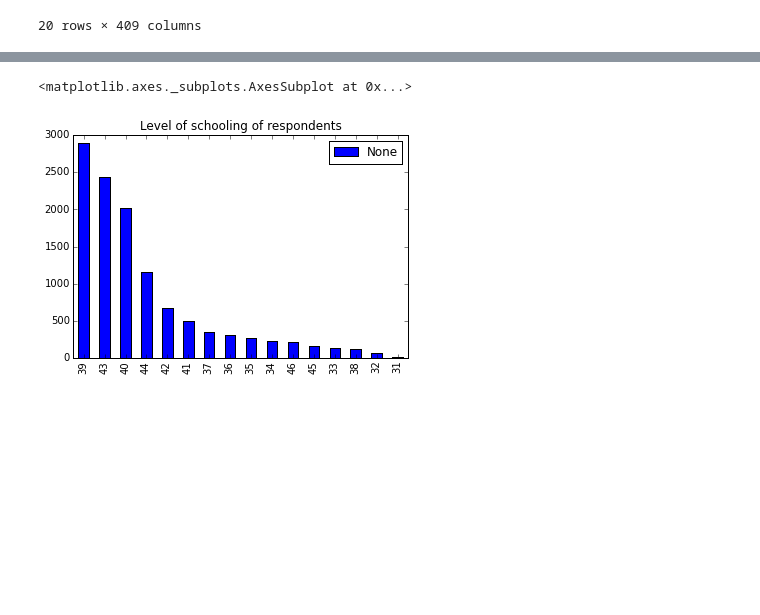
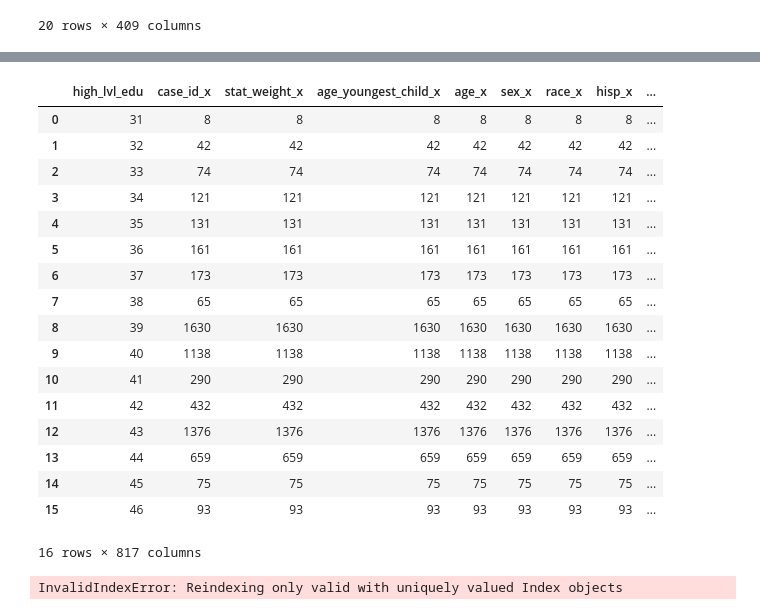
Before and after one commit to nckathleen/ATUS-Analysis, a Jupyter notebook: ATUS-Anaylsis.ipynb, the cells around one changed output, grey strips where cells are left out. Saved outputs shown, nothing was run; the diff lists cells and outputs as text; code cells hidden in the pictures; blank space fills up the shorter version.

Commit message:
Close to merged data for sex, high_lvl_edu.

```diff
--- a/ATUS-Anaylsis.ipynb
+++ b/ATUS-Anaylsis.ipynb
@@ -50,33 +58,64 @@ summary.high_lvl_edu[39:46].count()
+# %%
+female=summary[summary.sex==1].groupby('high_lvl_edu').count().reset_index()
+male=summary[summary.sex==2].groupby('high_lvl_edu').count().reset_index()
+male
+
+pd.merge(male, female, on='high_lvl_edu', how='inner')
+# %% [output]
+|  | high_lvl_edu | case_id_x | stat_weight_x | age_youngest_child_x | age_x | sex_x | race_x | hisp_x | ... |
+| 0 | 31 | 8 | 8 | 8 | 8 | 8 | 8 | 8 | ... |
+| 1 | 32 | 42 | 42 | 42 | 42 | 42 | 42 | 42 | ... |
+| 2 | 33 | 74 | 74 | 74 | 74 | 74 | 74 | 74 | ... |
+| 3 | 34 | 121 | 121 | 121 | 121 | 121 | 121 | 121 | ... |
+| 4 | 35 | 131 | 131 | 131 | 131 | 131 | 131 | 131 | ... |
+| 5 | 36 | 161 | 161 | 161 | 161 | 161 | 161 | 161 | ... |
+| 6 | 37 | 173 | 173 | 173 | 173 | 173 | 173 | 173 | ... |
+| 7 | 38 | 65 | 65 | 65 | 65 | 65 | 65 | 65 | ... |
+| 8 | 39 | 1630 | 1630 | 1630 | 1630 | 1630 | 1630 | 1630 | ... |
+| 9 | 40 | 1138 | 1138 | 1138 | 1138 | 1138 | 1138 | 1138 | ... |
+| 10 | 41 | 290 | 290 | 290 | 290 | 290 | 290 | 290 | ... |
+| 11 | 42 | 432 | 432 | 432 | 432 | 432 | 432 | 432 | ... |
+| 12 | 43 | 1376 | 1376 | 1376 | 1376 | 1376 | 1376 | 1376 | ... |
+| 13 | 44 | 659 | 659 | 659 | 659 | 659 | 659 | 659 | ... |
+| 14 | 45 | 75 | 75 | 75 | 75 | 75 | 75 | 75 | ... |
+| 15 | 46 | 93 | 93 | 93 | 93 | 93 | 93 | 93 | ... |
+16 rows × 817 columns
+# %%
+summary.pivot_table(index='high_lvl_edu', columns='sex' )
+# schooling = summary.high_lvl_edu.value_counts()
+# schooling.summary(groupby['sex', 'high_lvl_edu'])
+# schooling = schooling.high_lvl_edu.replace('31', '30')
+# %% [output]
+InvalidIndexError: Reindexing only valid with uniquely valued Index objects
 # %%
 #summary[summary.high_lvl_edu].sort('sex')
 #product_count = complaints.Product.value_counts()
 schooling = summary.high_lvl_edu.value_counts()
-schooling.replace({'high_lvl_edu':
-                         {31:   "Less Than 1st Grade",
-                          32:   "1st, 2nd, 3rd, or 4th Grade",
-                          33:   "5th or 6th Grade",
-                          34:   "7th or 8th Grade",
-                          35:   "9th Grade",
-                          36:  "10th Grade",
-                          37:    "11th Grade",
-                          38:   "12th Grade - No Diploma",
-                          39:   "High School Grad - Diploma or Equiv (GED)",
-                          40:   "Some College But No Degree",
-                          41:   "Associate Degree - Occupational/Vocational",
-                          42:   "Associate Degree - Academic Program",
-                          43:    "Bachelor's Degree (EX: BA, AB, BS)",
-                          44:   "Master's Degree (EX: MA, MS, MEng, MEd, MSW)",
-                          45:   "Professional School Degree (EX: MD, DDS, DVM)",
-                          46:   "Doctorate Degree (EX: PhD, EdD)"}}) \
-                .value_counts(sort=False)
+# for summary.high_lvl_edu < 35:
+#     summary.high_lvl_edu =
+# schooling.replace({'high_lvl_edu':
+#                          {31:   "Less Than 1st Grade",
+#                           32:   "1st, 2nd, 3rd, or 4th Grade",
+#                           33:   "5th or 6th Grade",
+#                           34:   "7th or 8th Grade",
+#                           35:   "9th Grade",
+#                           36:  "10th Grade",
+#                           37:    "11th Grade",
+#                           38:   "12th Grade - No Diploma",
+#                           39:   "High School Grad - Diploma or Equiv (GED)",
+#                           40:   "Some College But No Degree",
+#                           41:   "Associate Degree - Occupational/Vocational",
+#                           42:   "Associate Degree - Academic Program",
+#                           43:    "Bachelor's Degree (EX: BA, AB, BS)",
+#                           44:   "Master's Degree (EX: MA, MS, MEng, MEd, MSW)",
+#                           45:   "Professional School Degree (EX: MD, DDS, DVM)",
+#                           46:   "Doctorate Degree (EX: PhD, EdD)"}}) \
+#                 .value_counts(sort=False)
 
-schooling.plot(title = 'Level of schooling of respondents', legend = True, kind = 'bar')
+schooling.plot(title = 'Level of schooling of respondents', legend = True, kind = 'pie')
 # summary['high_lvl_edu'] = summary.index
 # summary
 #date_complaints['day_of_week'] = date_complaints.index.dayofweek
-# %% [output]
-<matplotlib.axes._subplots.AxesSubplot at 0x...>
-[figure, removed]
 # %%
 #summary[summary.sex > 0].sort('sex')
 # %%
```
Also changed, not shown: parts of 7 cells of this notebook.
